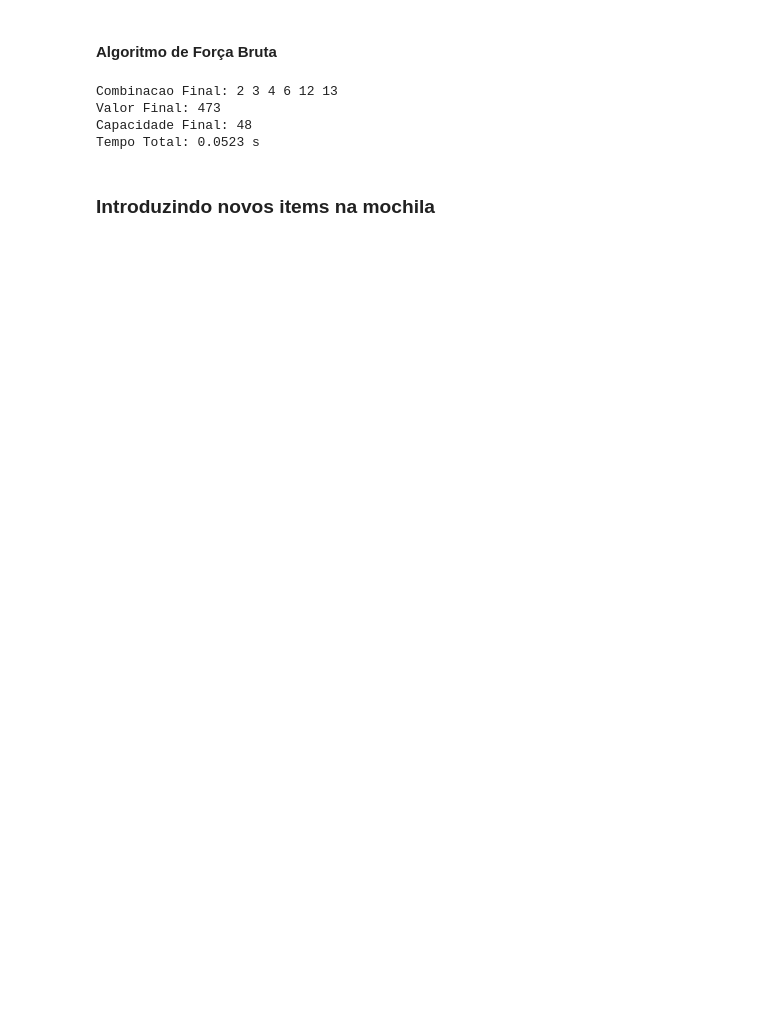
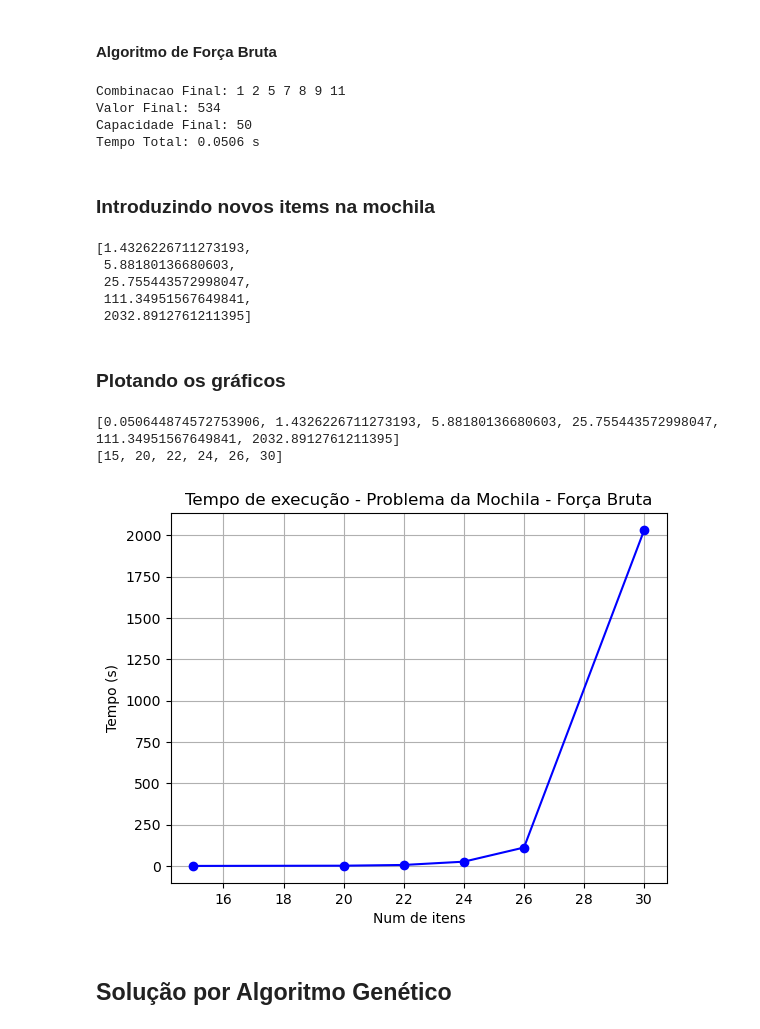
Before and after one commit to Francis1408/Genetic_Algorithm_Implementations, a Jupyter notebook: Knapsack_Problem.ipynb, the cells around one changed output. Cells and saved outputs as stored; diff of their text form; code cells hidden in the pictures; blank space fills up the shorter version.

```diff
--- a/Knapsack_Problem.ipynb
+++ b/Knapsack_Problem.ipynb
@@ -68,17 +69,85 @@ def knapsack_brute_force(items, capacity):
 
     return best_value, best_combination, used_capacity, end
 # %%
-final_value, final_combination, final_capacity, final_time = knapsack_brute_force(items, sack_capacity)
+final_value, final_combination, final_capacity, time = knapsack_brute_force(items, sack_capacity)
 
 print('Combinacao Final:', end=' ')
 for item in final_combination:
     index = items.index(item)
     print(index, end=' ')
-print(f'\nValor Final: {final_value}\nCapacidade Final: {final_capacity}\nTempo Total: {final_time:.4f} s')
+print(f'\nValor Final: {final_value}\nCapacidade Final: {final_capacity}\nTempo Total: {time:.4f} s')
 # %% [output]
-Combinacao Final: 2 3 4 6 12 13
-Valor Final: 473
-Capacidade Final: 48
-Tempo Total: 0.0523 s
+Combinacao Final: 1 2 5 7 8 9 11
+Valor Final: 534
+Capacidade Final: 50
+Tempo Total: 0.0506 s
 # %% [markdown]
 ### Introduzindo novos items na mochila
+# %%
+times = []
+
+# 20 Itens
+items = generateItems(20)
+*_, final_time = knapsack_brute_force(items, sack_capacity)
+
+times.append(final_time)
+
+# 22 Itens
+items = generateItems(22)
+*_, final_time = knapsack_brute_force(items, sack_capacity)
+
+times.append(final_time)
+
+# 24 Itens
+items = generateItems(24)
+*_, final_time = knapsack_brute_force(items, sack_capacity)
+
+times.append(final_time)
+
+
+# 26 Itens
+items = generateItems(26)
+*_, final_time = knapsack_brute_force(items, sack_capacity)
+
+times.append(final_time)
+
+
+# 30 Itens
+items = generateItems(30)
+*_, final_time = knapsack_brute_force(items, sack_capacity)
+
+times.append(final_time)
+
+
+times
+# %% [output]
+[1.4326226711273193,
+ 5.88180136680603,
+ 25.755443572998047,
+ 111.34951567649841,
+ 2032.8912761211395]
+# %% [markdown]
+### Plotando os gráficos
+# %%
+#Inserindo valores de 15 itens
+times.insert(0, time)
+num_items = [15, 20, 22, 24, 26, 30]
+
+print(times)
+print(num_items)
+# %% [output]
+[0.050644874572753906, 1.4326226711273193, 5.88180136680603, 25.755443572998047, 111.34951567649841, 2032.8912761211395]
+[15, 20, 22, 24, 26, 30]
+# %%
+# Função de plotar
+plt.plot(num_items, times, marker='o', linestyle='-', color='b', label='Line 1')
+
+#Definindo titulo e legendas
+plt.xlabel('Num de itens')
+plt.ylabel('Tempo (s)')
+plt.title('Tempo de execução - Problema da Mochila - Força Bruta')
+plt.grid(True)
+# %% [output]
+[figure, added]
+# %% [markdown]
+## Solução por Algoritmo Genético
```
Also changed, not shown: parts of 11 cells of this notebook.
